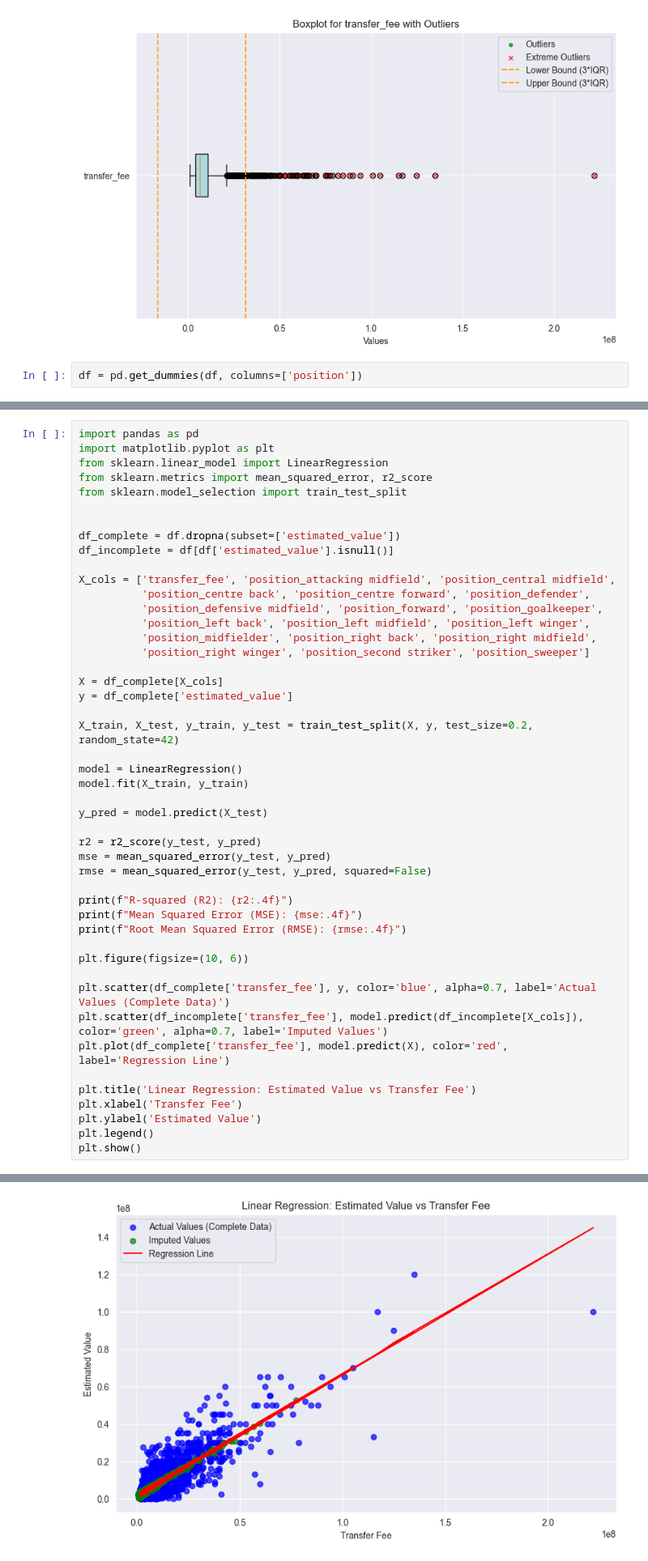
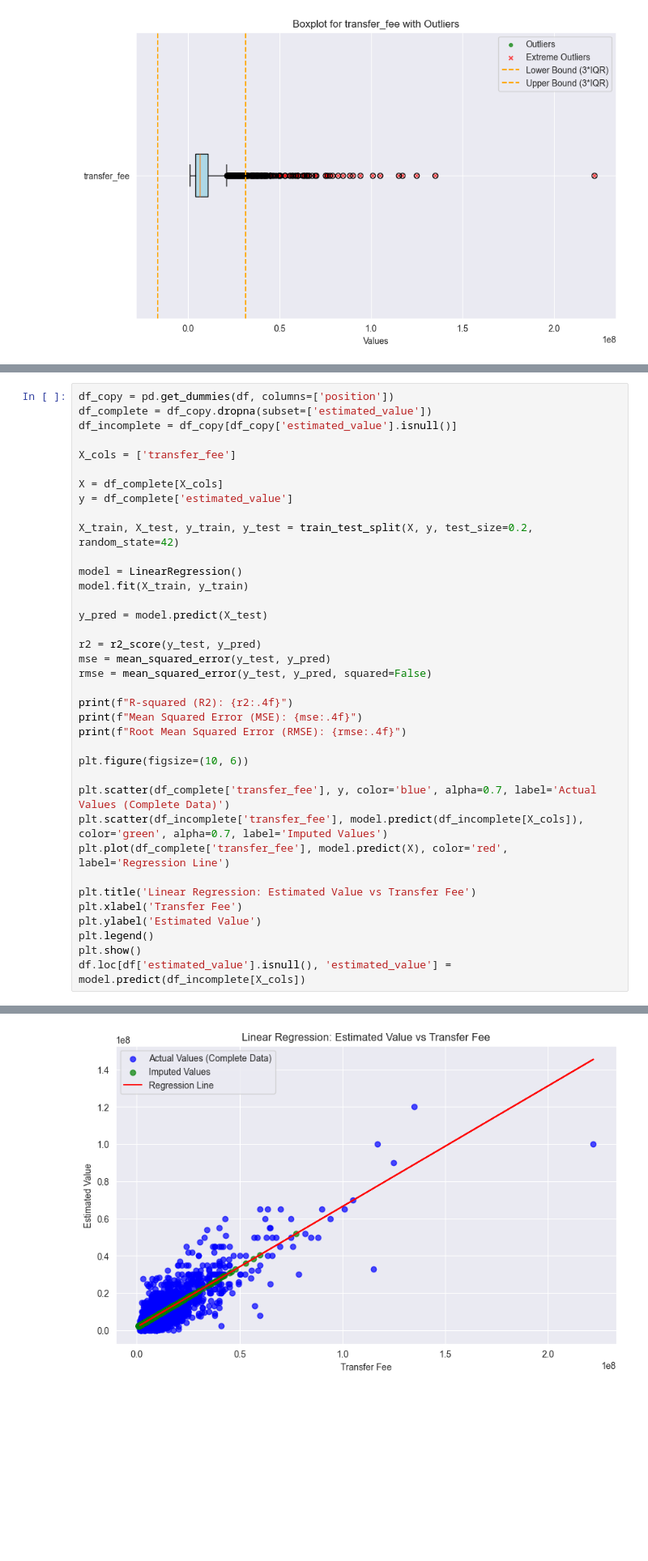
Before and after one commit to balooooooooo/football-transfers-eda, a Jupyter notebook: football_transfers.ipynb, the cells around one changed output, grey strips where cells are left out. Shown at 81% size. Drawn from its saved outputs; the diff is of its cells as text; blank space fills up the shorter version.

```diff
--- a/football_transfers.ipynb
+++ b/football_transfers.ipynb
@@ -295,5 +296,3 @@ outliers = get_outliers_iqr(df, "transfer_fee")
 # %% [output]
 [figure]
 [figure]
-# %%
-df = pd.get_dummies(df, columns=['position'])
@@ -300,20 +319,9 @@ df = pd.get_dummies(df, columns=['position'])
 # %%
-import pandas as pd
-import matplotlib.pyplot as plt
-from sklearn.linear_model import LinearRegression
-from sklearn.metrics import mean_squared_error, r2_score
-from sklearn.model_selection import train_test_split
+df_copy = pd.get_dummies(df, columns=['position'])
+df_complete = df_copy.dropna(subset=['estimated_value'])
+df_incomplete = df_copy[df_copy['estimated_value'].isnull()]
 
-
-df_complete = df.dropna(subset=['estimated_value'])
-df_incomplete = df[df['estimated_value'].isnull()]
-
-X_cols = ['transfer_fee', 'position_attacking midfield', 'position_central midfield',
-          'position_centre back', 'position_centre forward', 'position_defender',
-          'position_defensive midfield', 'position_forward', 'position_goalkeeper',
-          'position_left back', 'position_left midfield', 'position_left winger',
-          'position_midfielder', 'position_right back', 'position_right midfield',
-          'position_right winger', 'position_second striker', 'position_sweeper']
+X_cols = ['transfer_fee']
 
 X = df_complete[X_cols]
 y = df_complete['estimated_value']
@@ -344,4 +352,5 @@ plt.xlabel('Transfer Fee')
 plt.ylabel('Estimated Value')
 plt.legend()
 plt.show()
+df.loc[df['estimated_value'].isnull(), 'estimated_value'] = model.predict(df_incomplete[X_cols])
 # %% [output]
@@ -351 +360 @@ Root Mean Squared Error (RMSE): 4411420.2573
-[figure, old version]
+[figure, new version]
```
Also changed, not shown: parts of 6 cells of this notebook.
